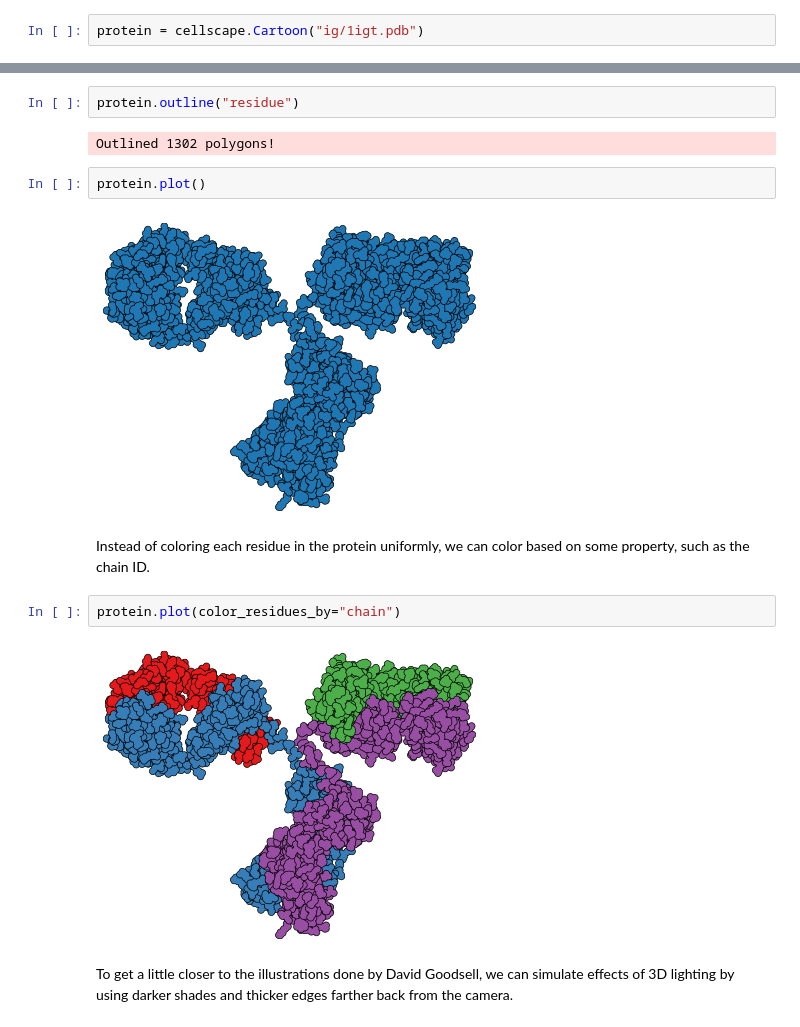
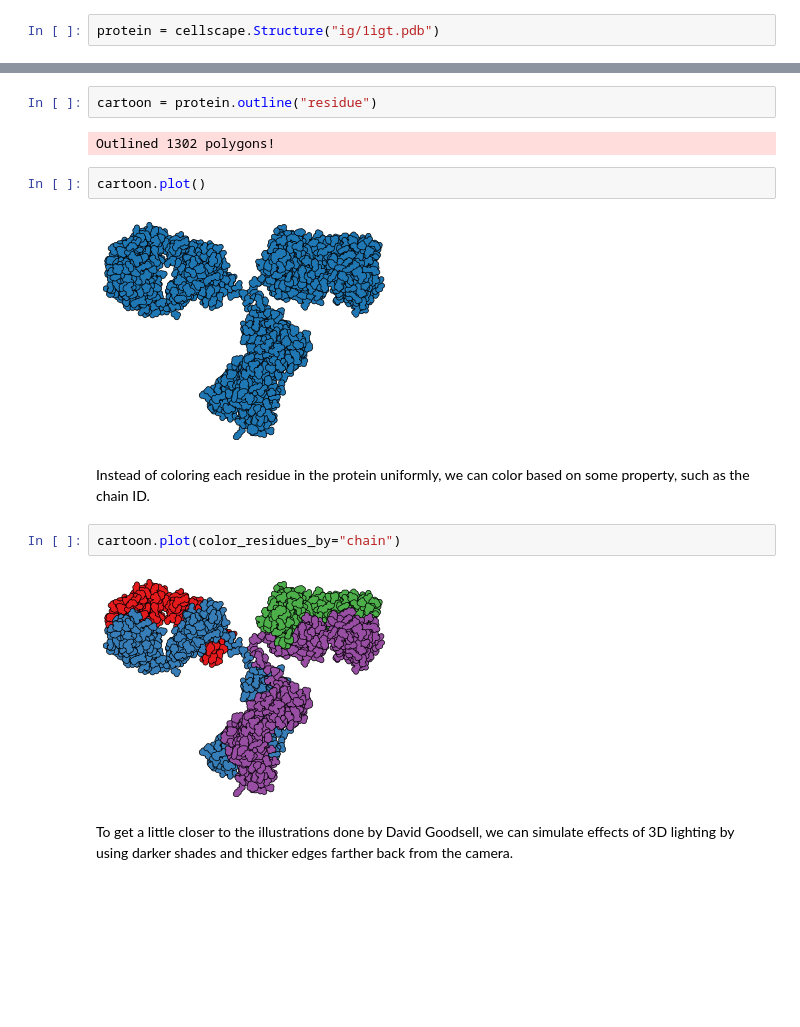
Before and after one commit to jordisr/cellscape, a Jupyter notebook: examples/cartoon.ipynb, the cells around one changed output, grey strips where cells are left out. Drawn from its saved outputs; the diff is of its cells as text; blank space fills up the shorter version.

```diff
--- a/examples/cartoon.ipynb
+++ b/examples/cartoon.ipynb
@@ -20,3 +26,3 @@ First we load the PDB structure into a new Cartoon object. Let's start with the
 # %%
-protein = cellscape.Cartoon("ig/1igt.pdb")
+protein = cellscape.Structure("ig/1igt.pdb")
 # %% [output]
@@ -54,19 +58,19 @@ protein.plot(colors='red', save="test.pdf")
 # %% [markdown]
 The above code generated a space-filling outline of the entire protein, but we may want to capture a little more atomic detail. The first argument of `outline` is what we want to be outlining on (e.g. outline every chain, outline every residue).
 # %%
-protein.outline("residue")
+cartoon = protein.outline("residue")
 # %% [output]
 Outlined 1302 polygons!
 # %%
-protein.plot()
+cartoon.plot()
 # %% [output]
-[figure, old version]
+[figure, new version]
 # %% [markdown]
 Instead of coloring each residue in the protein uniformly, we can color based on some property, such as the chain ID.
 # %%
-protein.plot(color_residues_by="chain")
+cartoon.plot(color_residues_by="chain")
 # %% [output]
-[figure, old version]
+[figure, new version]
 # %% [markdown]
 To get a little closer to the illustrations done by David Goodsell, we can simulate effects of 3D lighting by using darker shades and thicker edges farther back from the camera.
 # %%
```
Also changed, not shown: parts of 27 cells of this notebook, 2 other files.
